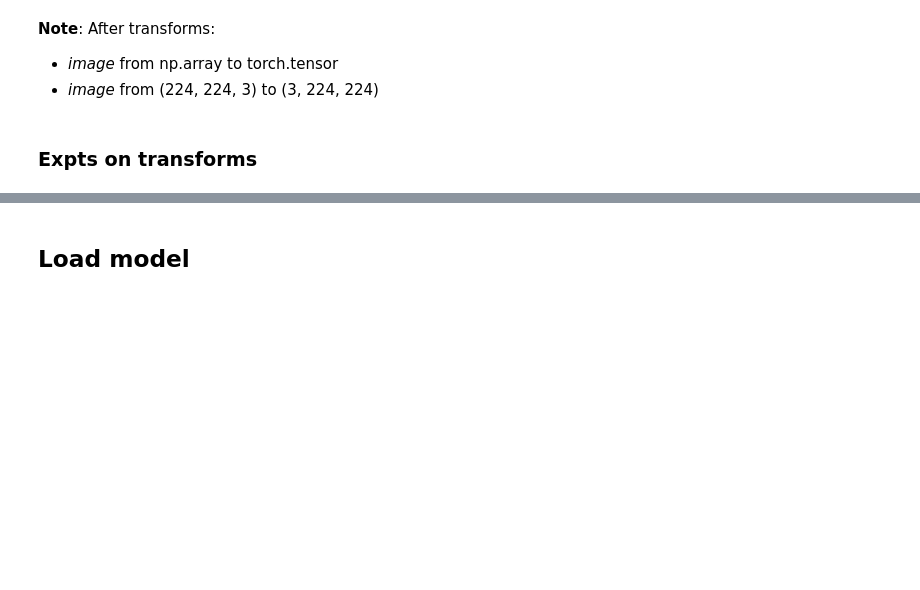
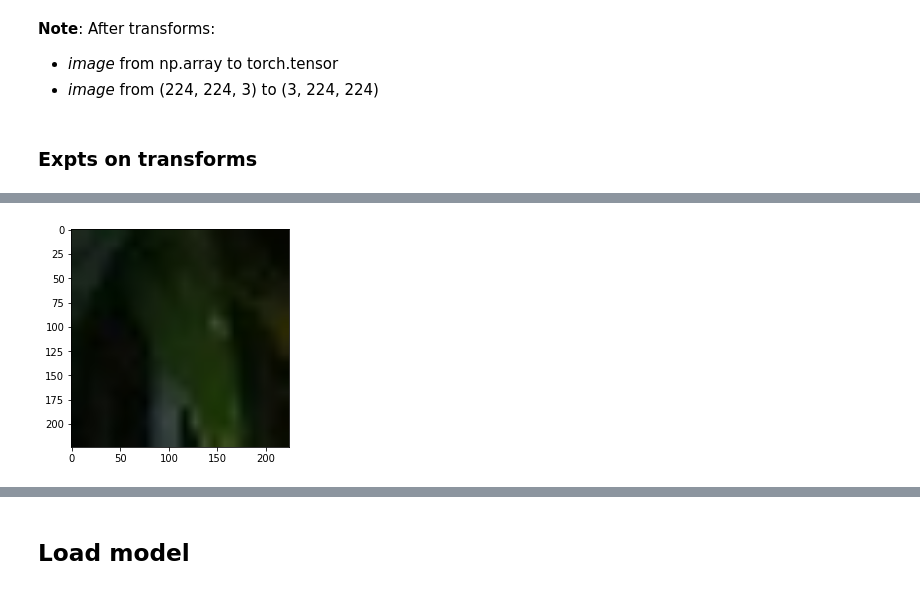
Before and after one commit to Lin-Leon-MENG/Kaggle-Global-Wheat-Detection, a Jupyter notebook: notebooks/3_augmentation_pretrained_ec2.ipynb, the cells around one changed output, grey strips where cells are left out. Saved outputs shown, nothing was run; the diff lists cells and outputs as text; code cells hidden in the pictures; blank space fills up the shorter version.

```diff
--- a/notebooks/3_augmentation_pretrained_ec2.ipynb
+++ b/notebooks/3_augmentation_pretrained_ec2.ipynb
@@ -454,0 +537,4 @@ After transforms:
+# %%
+samp_ = get_train_transform()(**samp)
+print(len(samp_["bboxes"]))
+print(len(samp_["labels"]))
@@ -458,3 +569,5 @@ After transforms:
 # %%
 # after transform
-# show_corner_bb(samp_["image"].permute(1, 2, 0).numpy().astype(np.int), samp_["bboxes"])
+show_corner_bb(samp_["image"].permute(1, 2, 0).numpy(), samp_["bboxes"])
+# %% [output]
+[figure, added]
```
Also changed, not shown: parts of 49 cells of this notebook, 2 other files.
